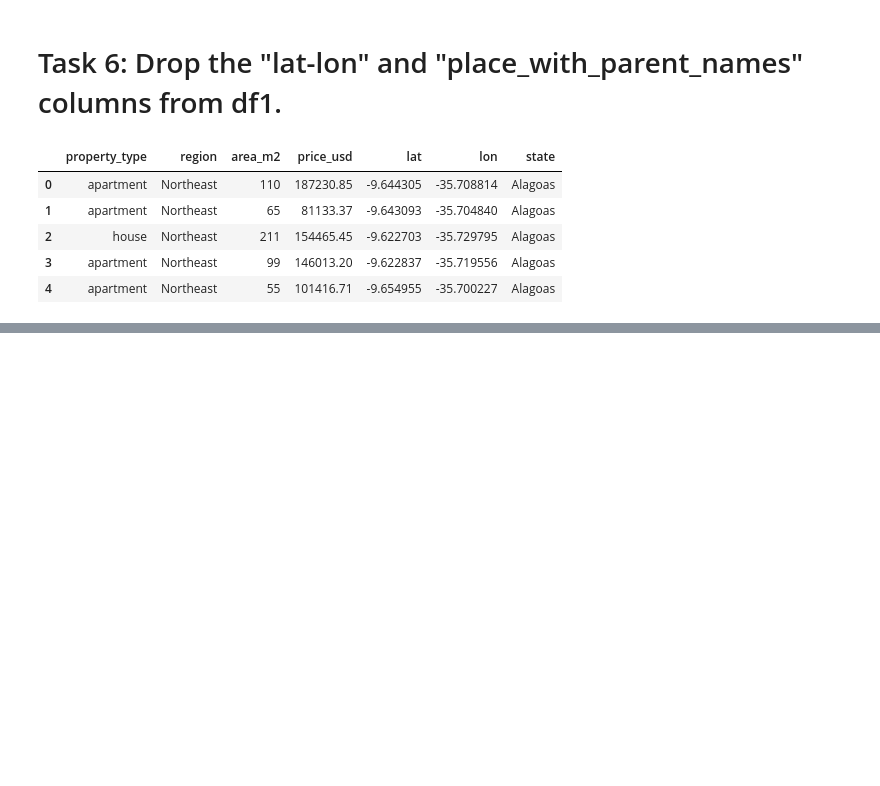
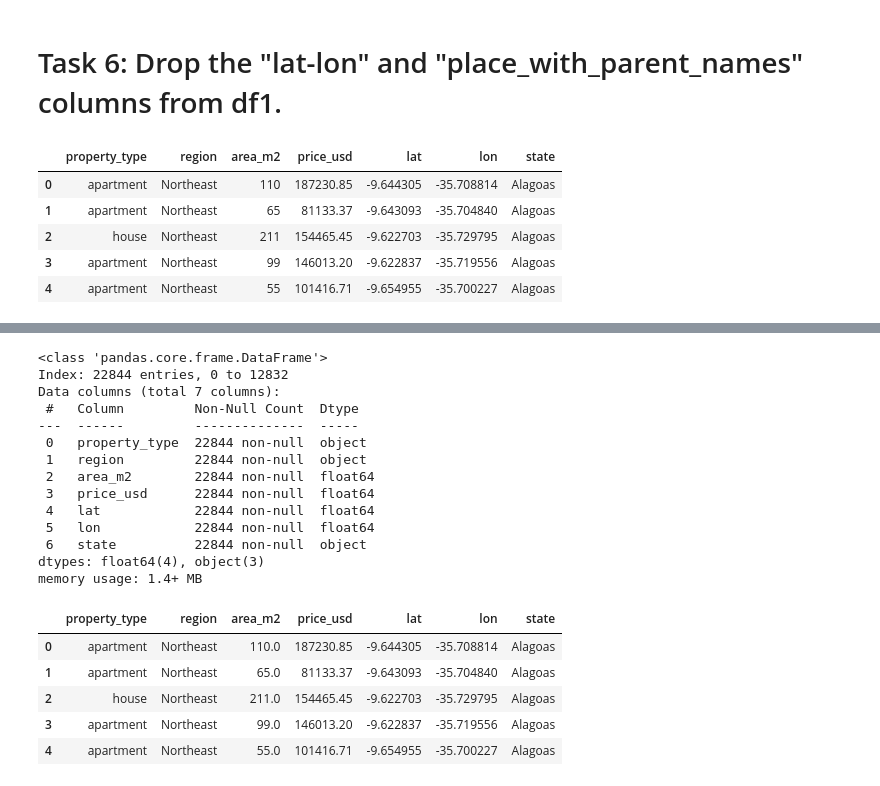
Before and after one commit to Hasan082/Data-Scientist-Project, a Jupyter notebook: Housing in Mexico/Step_5_Capistone_for_brasil.ipynb, the cells around one changed output, grey strips where cells are left out. Drawn from its saved outputs; the diff is of its cells as text; code cells hidden in the pictures; blank space fills up the shorter version.

```diff
--- a/Housing in Mexico/Step_5_Capistone_for_brasil.ipynb
+++ b/Housing in Mexico/Step_5_Capistone_for_brasil.ipynb
@@ -97,0 +174,24 @@ df1.head()
+# %%
+df.info()
+df.head()
+# %% [output]
+<class 'pandas.core.frame.DataFrame'>
+Index: 22844 entries, 0 to 12832
+Data columns (total 7 columns):
+ #   Column         Non-Null Count  Dtype
+---  ------         --------------  -----
+ 0   property_type  22844 non-null  object
+ 1   region         22844 non-null  object
+ 2   area_m2        22844 non-null  float64
+ 3   price_usd      22844 non-null  float64
+ 4   lat            22844 non-null  float64
+ 5   lon            22844 non-null  float64
+ 6   state          22844 non-null  object
+dtypes: float64(4), object(3)
+memory usage: 1.4+ MB
+|  | property_type | region | area_m2 | price_usd | lat | lon | state |
+| 0 | apartment | Northeast | 110.0 | 187230.85 | -9.644305 | -35.708814 | Alagoas |
+| 1 | apartment | Northeast | 65.0 | 81133.37 | -9.643093 | -35.704840 | Alagoas |
+| 2 | house | Northeast | 211.0 | 154465.45 | -9.622703 | -35.729795 | Alagoas |
+| 3 | apartment | Northeast | 99.0 | 146013.20 | -9.622837 | -35.719556 | Alagoas |
+| 4 | apartment | Northeast | 55.0 | 101416.71 | -9.654955 | -35.700227 | Alagoas |
```
Also changed, not shown: parts of 11 cells of this notebook.
